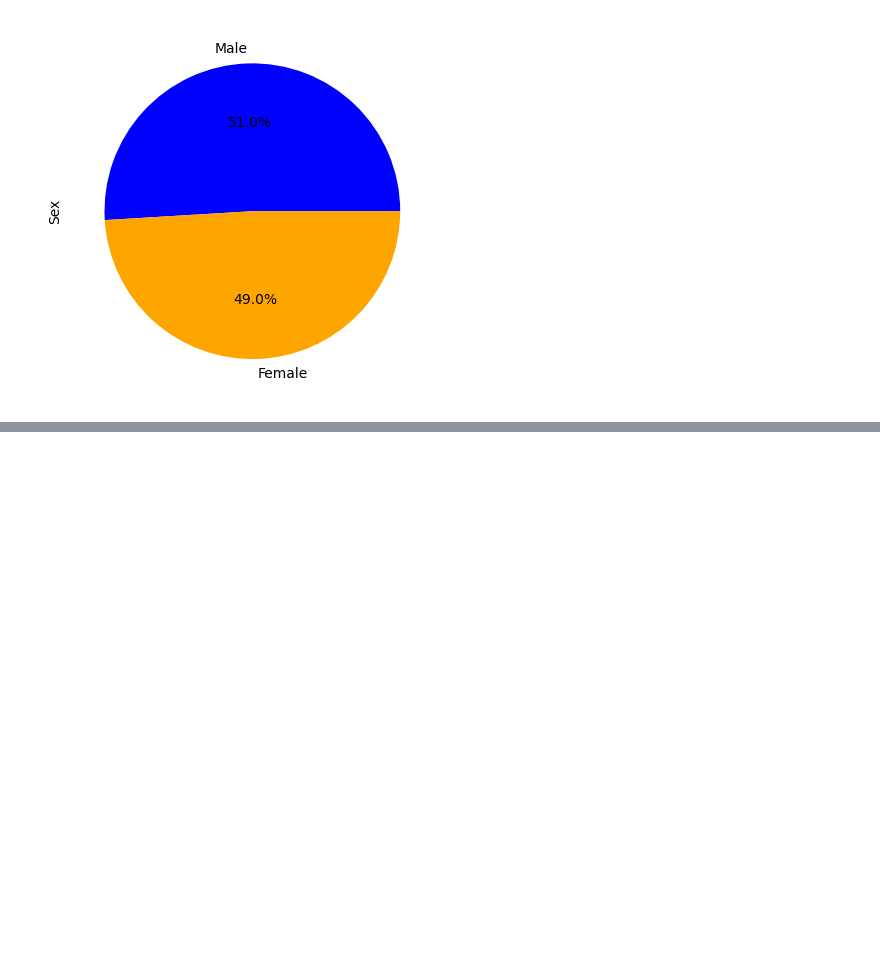
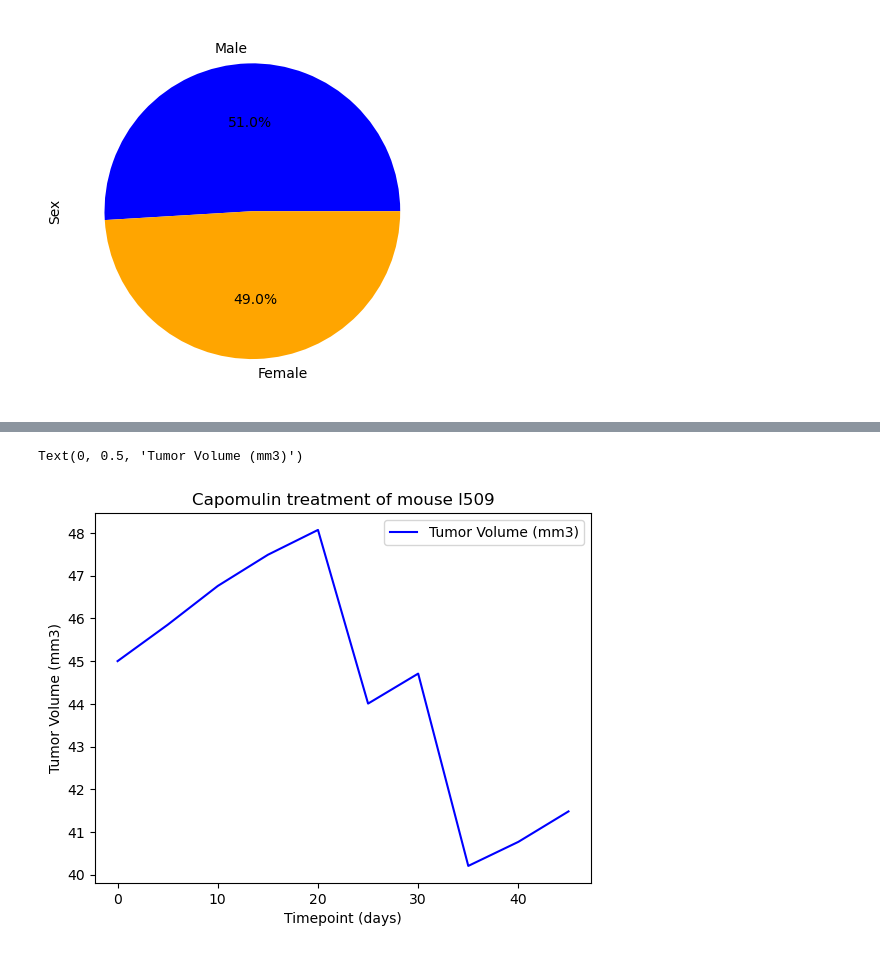
Before and after one commit to Ethan-sev/Data_Vis_Challenege, a Jupyter notebook: Pymaceuticals/MainScript.ipynb, the cells around one changed output, grey strips where cells are left out. Saved outputs shown, nothing was run; the diff lists cells and outputs as text; code cells hidden in the pictures; blank space fills up the shorter version.

```diff
--- a/Pymaceuticals/MainScript.ipynb
+++ b/Pymaceuticals/MainScript.ipynb
@@ -171,0 +224,12 @@ plt.show()
+# %%
+# mouse l509
+# not sure how to get riud of the legend i have
+mouse_data = clean_data[(clean_data['Mouse ID'] == 'l509') & (clean_data['Drug Regimen'] == 'Capomulin')]
+mouse_data
+ax1 = mouse_data.plot(kind="line", x="Timepoint", y='Tumor Volume (mm3)', color = "blue")
+ax1.set_title("Capomulin treatment of mouse l509")
+ax1.set_xlabel("Timepoint (days)")
+ax1.set_ylabel("Tumor Volume (mm3)")
+# %% [output]
+Text(0, 0.5, 'Tumor Volume (mm3)')
+[figure, added]
```
Also changed, not shown: parts of 18 cells of this notebook.
